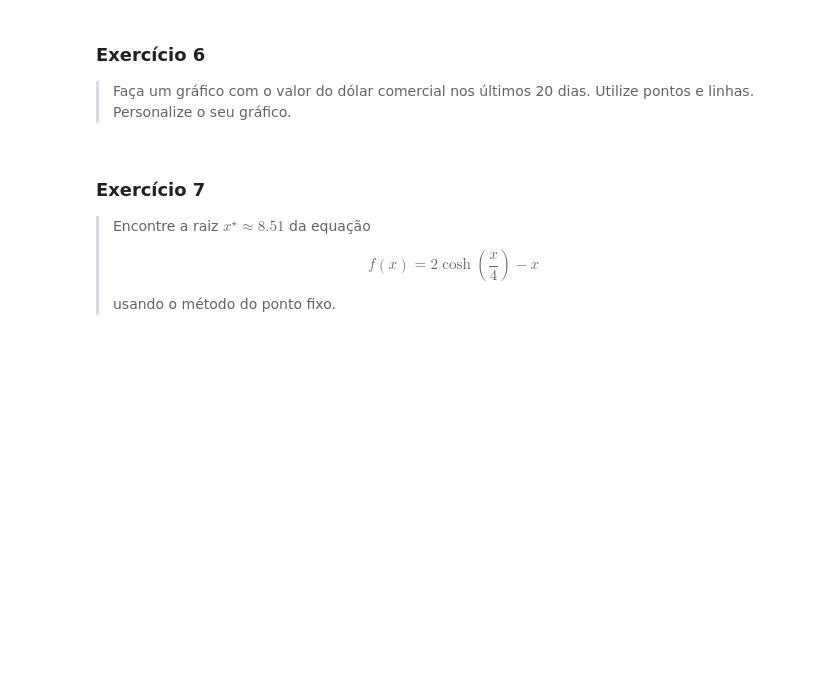
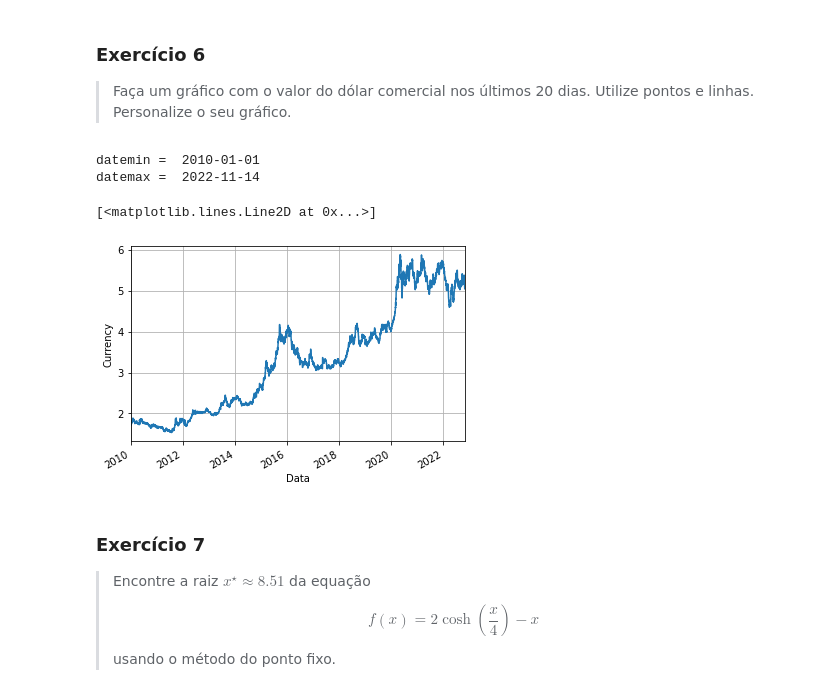
Before and after one commit to carlos-adir/UnB-Courses, a Jupyter notebook: mntf/trabalho1.ipynb, the cells around one changed output. Saved outputs shown, nothing was run; the diff lists cells and outputs as text; code cells hidden in the pictures; blank space fills up the shorter version.

```diff
--- a/mntf/trabalho1.ipynb
+++ b/mntf/trabalho1.ipynb
@@ -156,3 +345,25 @@ e linhas. Personalize o seu gráfico.
+# %%
+datemin = min(alldates)
+datemax = max(alldates)
+print("datemin = ", datemin)
+print("datemax = ", datemax)
+ax = plt.gca()
+ax.set_xlim(datemin, datemax)
+def pricefmt(x):
+    return '$%1.2f' % x
+ax.format_xdata = mdates.DateFormatter('%Y-%m-%d')
+ax.format_ydata = pricefmt
+ax.grid(True)
+fig = plt.gcf()
+fig.autofmt_xdate()
+plt.xlabel("Data")
+plt.ylabel("Currency")
+plt.plot(alldates, allprices)
+# %% [output]
+datemin =  2010-01-01
+datemax =  2022-11-14
+[<matplotlib.lines.Line2D at 0x...>]
+[figure, added]
 # %% [markdown]
 ### Exercício 7
 
```
Also changed, not shown: parts of 28 cells of this notebook.
